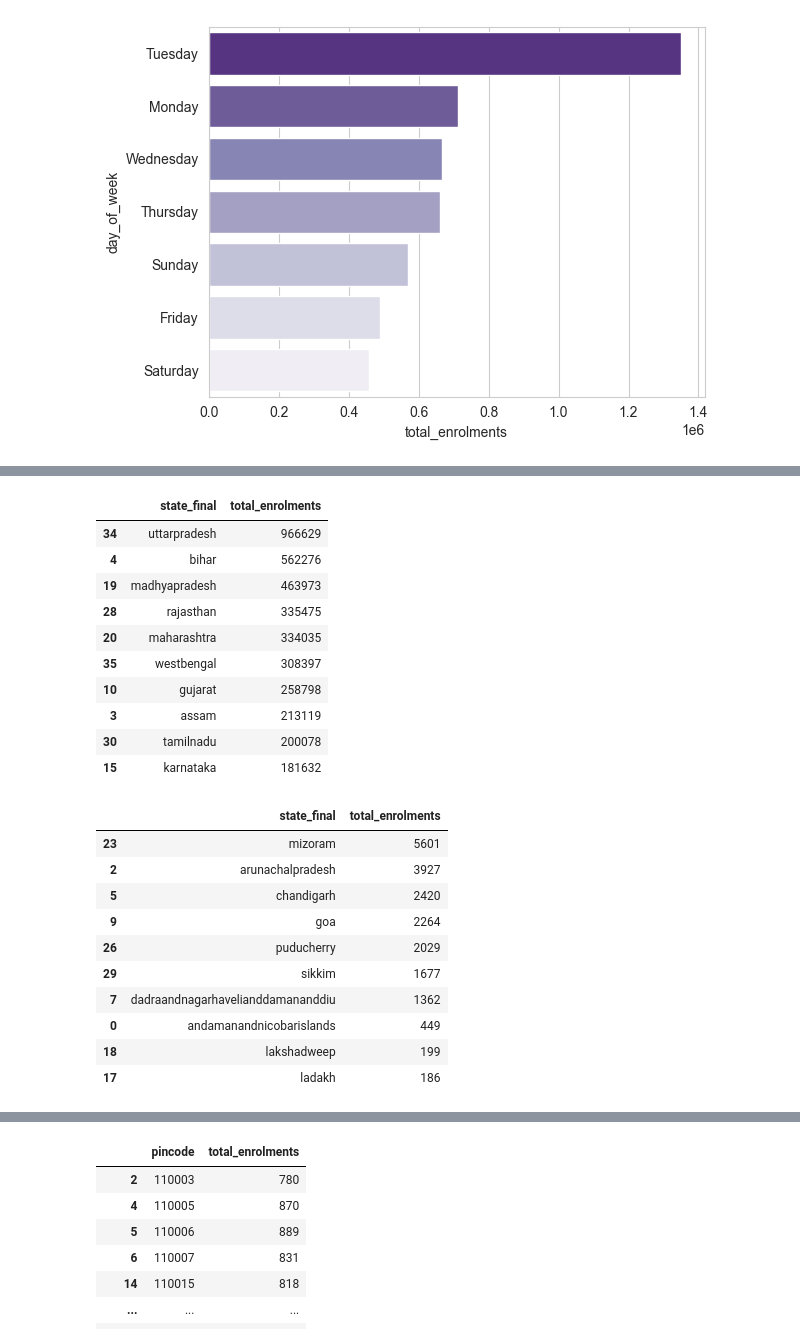
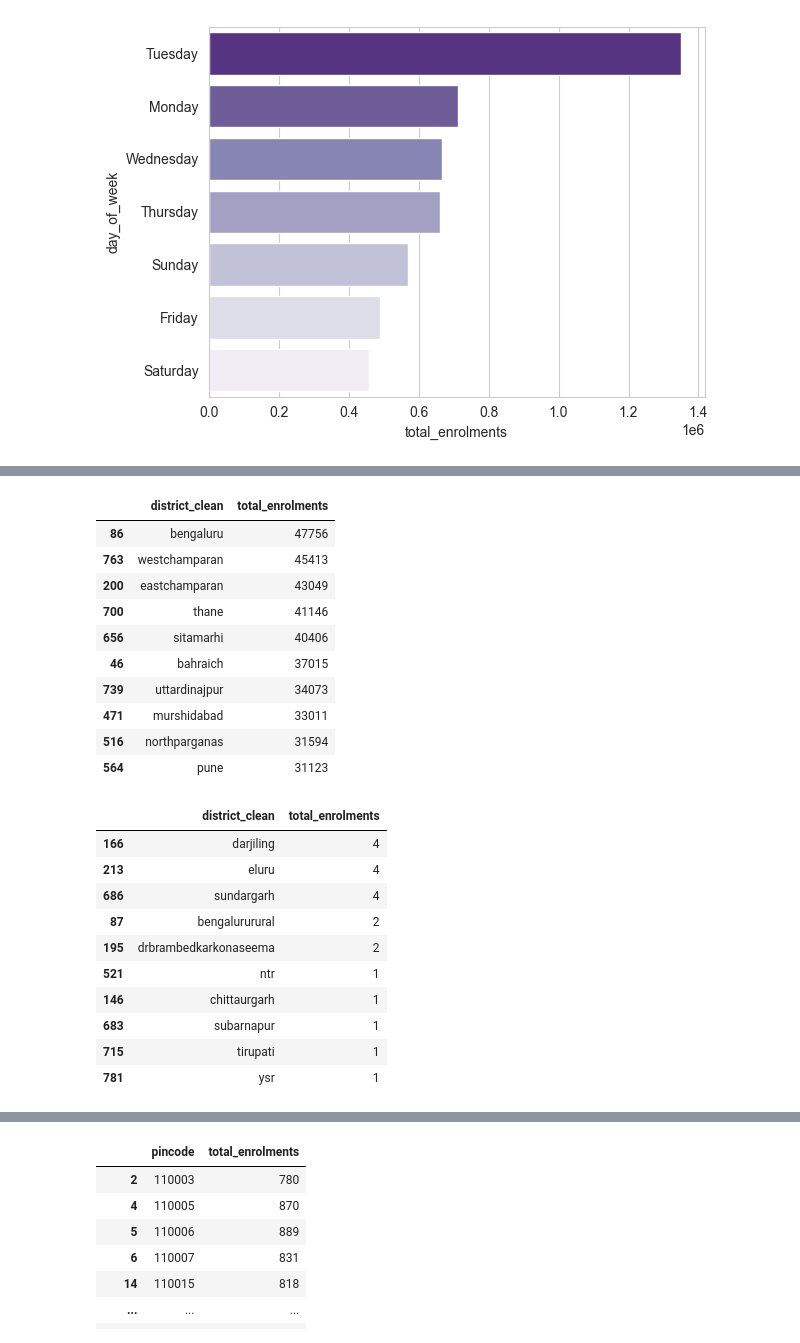
Before and after one commit to Mahii0107/aadhaar-analysis, a Jupyter notebook: enrollment.ipynb, the cells around one changed output, grey strips where cells are left out. Cells and saved outputs as stored; diff of their text form; code cells hidden in the pictures.

```diff
--- a/enrollment.ipynb
+++ b/enrollment.ipynb
@@ -257,5 +291,5 @@ df.head()
 # %%
-df = df[['date', 'state_final', 'pincode', 'age_0_5', 'age_5_17', 'age_18_greater']]
+df = df[['date', 'state_final', 'district_clean', 'pincode', 'age_0_5', 'age_5_17', 'age_18_greater']]
 # %%
 df.head()
 # %% [output]
@@ -289,5 +323,5 @@ np.int64(3)
 # %%
-bad_pincodes = df.groupby('pincode')['state_final'].nunique()
+bad_pincodes = df.groupby('pincode')['district_clean'].nunique()
 bad_pincodes = bad_pincodes[bad_pincodes > 1]
 bad_pincodes
 # %% [output]
@@ -323,6 +357,6 @@ df[df['pincode'].isin(bad_pincodes.index)][['pincode', 'state_final']].sort_valu
 # %%
-# fixing using majority state for those pincodes
+# fixing using majority district for those pincodes
 for pin in bad_pincodes.index:
-    correct_state = (df[df['pincode'] == pin]['state_final'].value_counts().idxmax())
-    df.loc[df['pincode'] == pin, 'state_final'] = correct_state
+    correct_district = (df[df['pincode'] == pin]['district_clean'].value_counts().idxmax())
+    df.loc[df['pincode'] == pin, 'district_clean'] = correct_district
 # %%
@@ -491,32 +528,36 @@ state_enrol
+# %%
+dist_enrol = df.groupby('district_clean')['total_enrolments'].sum().reset_index()
+district_enrol = pd.DataFrame(dist_enrol)
+district_enrol = district_enrol.sort_values(by='total_enrolments', ascending=False)
 # %%
 # Top and bottom 10 districts — who are they?
-state_enrol.head(10)
+district_enrol.head(10)
 # %% [output]
-|  | state_final | total_enrolments |
-| 34 | uttarpradesh | 966629 |
-| 4 | bihar | 562276 |
-| 19 | madhyapradesh | 463973 |
-| 28 | rajasthan | 335475 |
-| 20 | maharashtra | 334035 |
-| 35 | westbengal | 308397 |
-| 10 | gujarat | 258798 |
-| 3 | assam | 213119 |
-| 30 | tamilnadu | 200078 |
-| 15 | karnataka | 181632 |
+|  | district_clean | total_enrolments |
+| 86 | bengaluru | 47756 |
+| 763 | westchamparan | 45413 |
+| 200 | eastchamparan | 43049 |
+| 700 | thane | 41146 |
+| 656 | sitamarhi | 40406 |
+| 46 | bahraich | 37015 |
+| 739 | uttardinajpur | 34073 |
+| 471 | murshidabad | 33011 |
+| 516 | northparganas | 31594 |
+| 564 | pune | 31123 |
 # %%
-state_enrol.tail(10)
+district_enrol.tail(10)
 # %% [output]
-|  | state_final | total_enrolments |
-| 23 | mizoram | 5601 |
-| 2 | arunachalpradesh | 3927 |
-| 5 | chandigarh | 2420 |
-| 9 | goa | 2264 |
-| 26 | puducherry | 2029 |
-| 29 | sikkim | 1677 |
-| 7 | dadraandnagarhavelianddamananddiu | 1362 |
-| 0 | andamanandnicobarislands | 449 |
-| 18 | lakshadweep | 199 |
-| 17 | ladakh | 186 |
+|  | district_clean | total_enrolments |
+| 166 | darjiling | 4 |
+| 213 | eluru | 4 |
+| 686 | sundargarh | 4 |
+| 87 | bengalururural | 2 |
+| 195 | drbrambedkarkonaseema | 2 |
+| 521 | ntr | 1 |
+| 146 | chittaurgarh | 1 |
+| 683 | subarnapur | 1 |
+| 715 | tirupati | 1 |
+| 781 | ysr | 1 |
 # %%
 plt.figure(figsize=(10,8))
 sns.barplot(data=state_enrol, y='state_final', x='total_enrolments', palette='Purples_r')
```
Also changed, not shown: parts of 23 cells of this notebook.
